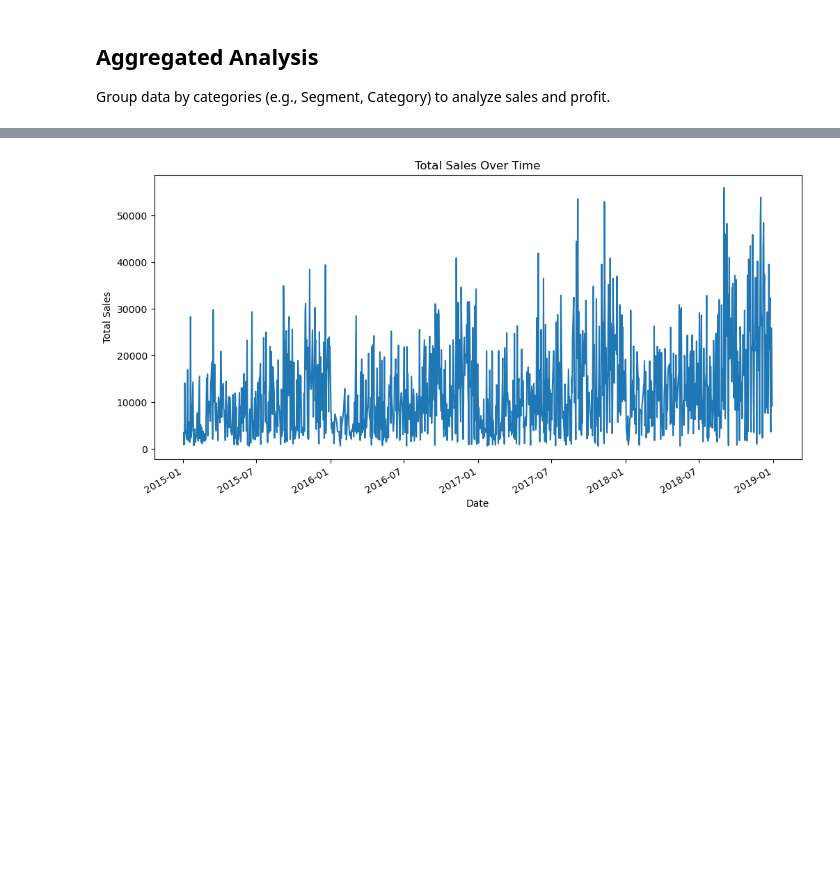
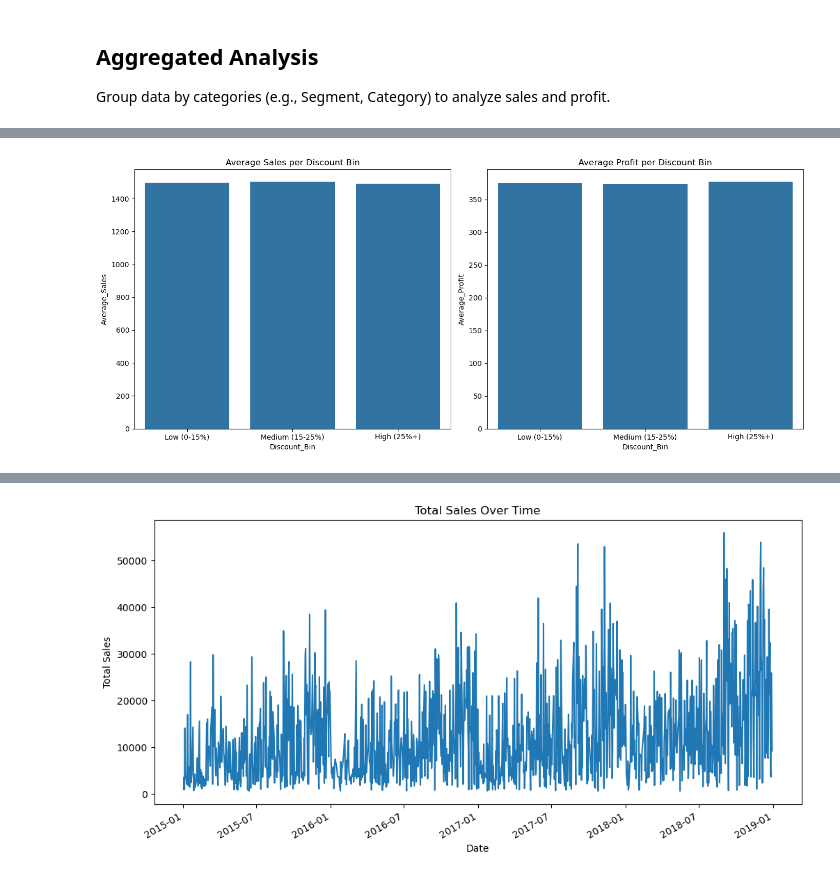
Before and after one commit to tamilprojects/Supermart-Grocery-Sales, a Jupyter notebook: Supermart_Sales_Analysis.ipynb, the cells around one changed output, grey strips where cells are left out. Drawn from its saved outputs; the diff is of its cells as text; code cells hidden in the pictures; blank space fills up the shorter version.

```diff
--- a/Supermart_Sales_Analysis.ipynb
+++ b/Supermart_Sales_Analysis.ipynb
@@ -245,0 +280,25 @@ Group data by categories (e.g., Segment, Category) to analyze sales and profit.
+# %%
+# --- Analyze Profitability by Discount Bins ---
+
+# Create discount bins (e.g., low, medium, high)
+discount_bins = [0, 0.15, 0.25, 0.4]  # Bins: (0-0.15], (0.15-0.25], (0.25-0.4]
+discount_labels = ["Low (0-15%)", "Medium (15-25%)", "High (25%+)"]
+supermart["Discount_Bin"] = pd.cut(
+    supermart["Discount"], bins=discount_bins, labels=discount_labels, right=True
+)
+
+# Calculate average profit and sales per discount bin
+profitability_by_discount = (
+    supermart.groupby("Discount_Bin")
+    .agg(
+        Average_Profit=("Profit", "mean"),
+        Average_Sales=("Sales", "mean"),
+        Total_Sales=("Sales", "sum"),
+        Total_Profit=("Profit", "sum"),
+        Count=("Order_ID", "count"),
+    )
+    .reset_index()
+)
+
+print("\nProfitability Analysis by Discount Bin:")
+profitability_by_discount
@@ -245,0 +311,16 @@ Group data by categories (e.g., Segment, Category) to analyze sales and profit.
+# %%
+# Visualize average profit/sales by discount bin
+plt.figure(figsize=(14, 6))
+
+plt.subplot(1, 2, 1)
+sns.barplot(data=profitability_by_discount, x="Discount_Bin", y="Average_Sales")
+plt.title("Average Sales per Discount Bin")
+
+plt.subplot(1, 2, 2)
+sns.barplot(data=profitability_by_discount, x="Discount_Bin", y="Average_Profit")
+plt.title("Average Profit per Discount Bin")
+
+plt.tight_layout()
+plt.show()
+# %% [output]
+[figure, added]
```
Also changed, not shown: parts of 26 cells of this notebook, 2 other files.
